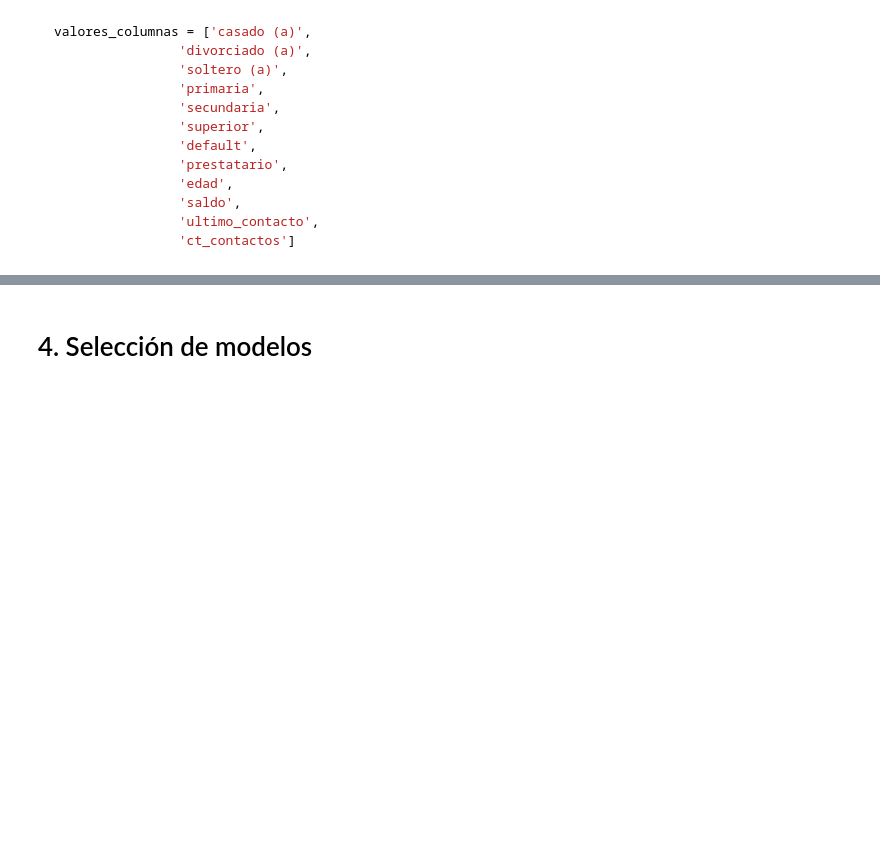
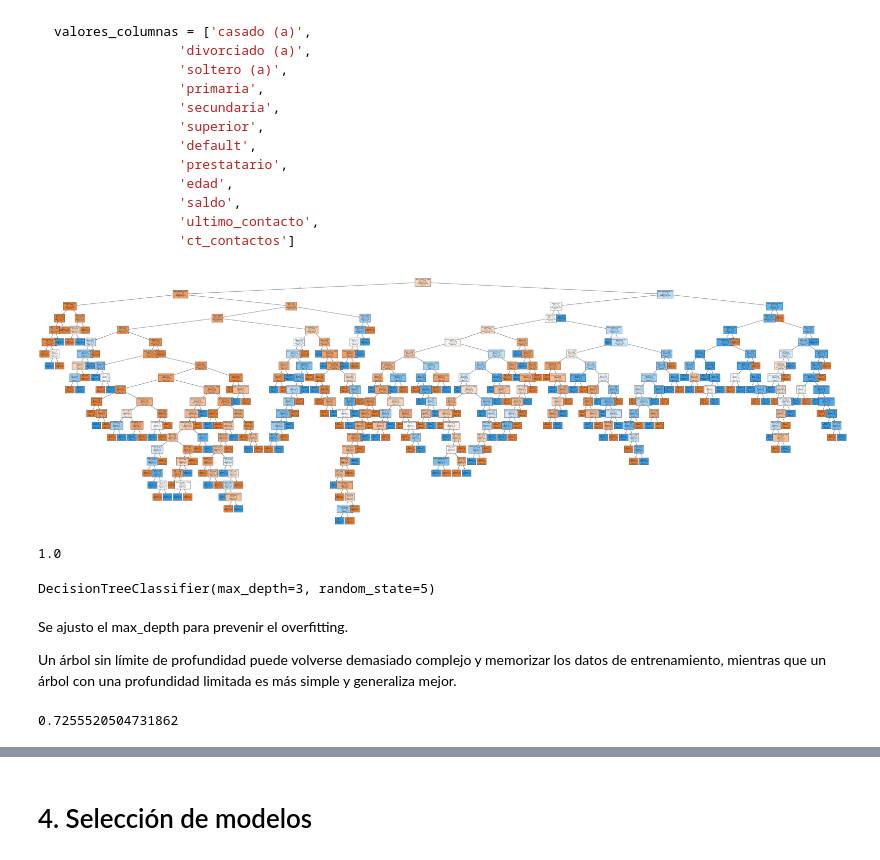
Before and after one commit to Yaaxek/-Clasificar-datos-con-Machine-Learning, a Jupyter notebook: Clasificar_datos_con_Machine_Learning.ipynb, the cells around one changed output, grey strips where cells are left out. Cells and saved outputs as stored; diff of their text form; code cells hidden in the pictures; blank space fills up the shorter version.

````diff
--- a/Clasificar_datos_con_Machine_Learning.ipynb
+++ b/Clasificar_datos_con_Machine_Learning.ipynb
@@ -53,3 +250,5 @@ Para comprender si el modelo realmente está aprendiendo de los datos, necesitam
+# %%
+X_train,X_test,y_train,y_test=train_test_split(X,y,stratify=y,random_state=20)
 # %% [markdown]
 ## Modelo de referencia - Baseline
 # %% [markdown]
@@ -56,0 +258,5 @@ El modelo más simple de clasificar los datos es simplemente utilizar un algorit
+# %%
+dummy=DummyClassifier()
+dummy.fit(X_train,y_train)
+
+dummy.score(X_test,y_test)
@@ -62,0 +277,3 @@ Se basa en decisiones simples tomadas por el algoritmo, separando los datos medi
+# %%
+model_tree=DecisionTreeClassifier(random_state=5)
+model_tree.fit(X_train,y_train)
@@ -75,3 +305,39 @@ valores_columnas = ['casado (a)',
                 'ultimo_contacto',
                 'ct_contactos']
 ```
+# %%
+valores_columnas = ['casado (a)',
+                'divorciado (a)',
+                'soltero (a)',
+                'primaria',
+                'secundaria',
+                'superior',
+                'default',
+                'prestatario',
+                'edad',
+                'saldo',
+                'ultimo_contacto',
+                'ct_contactos']
+# %%
+plt.figure(figsize=(80,25))
+plot_tree(model_tree, filled=True,class_names=['no','si'],
+          feature_names=valores_columnas,fontsize=6);
+# %% [output]
+[figure, added]
+# %%
+model_tree.score(X_train,y_train)
+# %% [output]
+1.0
+# %%
+model_tree=DecisionTreeClassifier(max_depth=3,random_state=5)
+model_tree.fit(X_train,y_train)
+# %% [output]
+DecisionTreeClassifier(max_depth=3, random_state=5)
+# %% [markdown]
+Se ajusto el max_depth para prevenir el overfitting.
+
+Un árbol sin límite de profundidad puede volverse demasiado complejo y memorizar los datos de entrenamiento, mientras que un árbol con una profundidad limitada es más simple y generaliza mejor.
+# %%
+model_tree.score(X_test,y_test)
+# %% [output]
+0.7255520504731862
````
Also changed, not shown: parts of 142 cells of this notebook.
